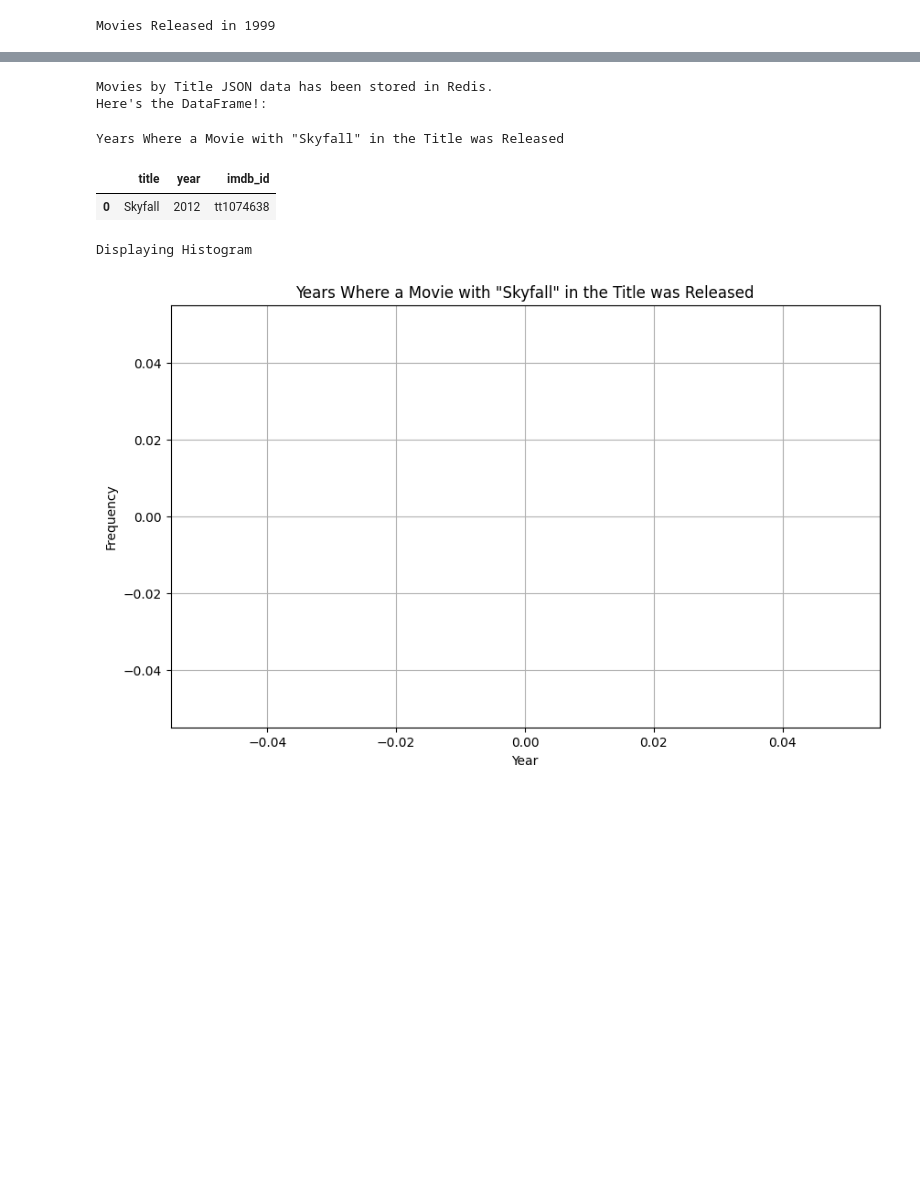
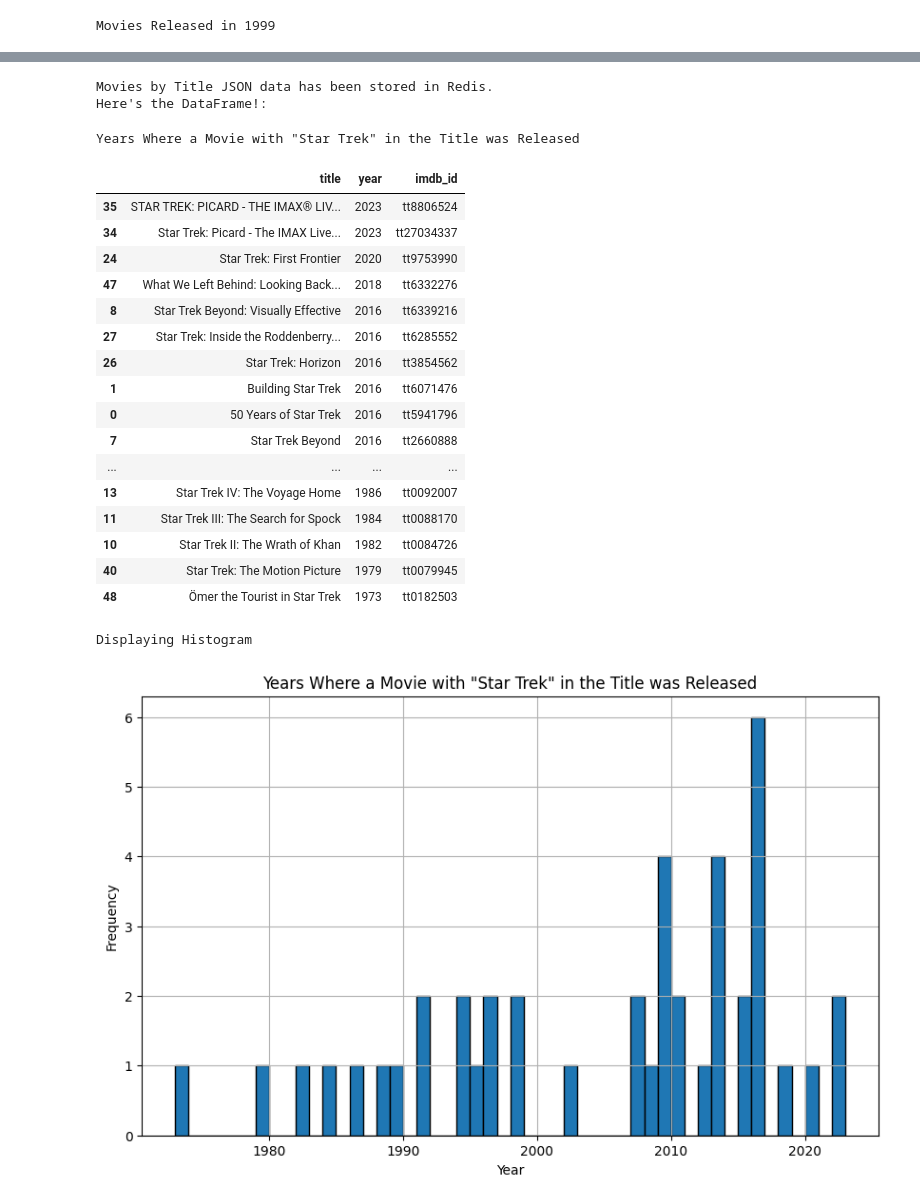
Before and after one commit to jonBressler/Big-Data-Tools-homeworks, a Jupyter notebook: Homework_Files/HW3_files/Assignment_03.ipynb, the cells around one changed output, grey strips where cells are left out. Drawn from its saved outputs; the diff is of its cells as text; code cells hidden in the pictures; blank space fills up the shorter version.

Commit message:
only changed the movie title release

```diff
--- a/Homework_Files/HW3_files/Assignment_03.ipynb
+++ b/Homework_Files/HW3_files/Assignment_03.ipynb
@@ -154,7 +154,7 @@ display(df_captioned)
 
 
 # MOVIES BY TITLE
-movieTitle = "Skyfall"
+movieTitle = "Star Trek"
 cmc.movieByTitle(movieTitle) # FINDS MOVIE BY TITLE
 
 # MOVING INFO FROM MOVIE YEARS INTO A DATAFRAME FOR LATER DISPLAY
@@ -178,33 +178,48 @@ plt.xlabel('Year')
 plt.ylabel('Frequency')
 plt.title('Years Where a Movie with "'+ movieTitle + '" in the Title was Released')
 plt.grid(True)
 print("Displaying Histogram")
 plt.show()
 # %% [output]
 Movie Year JSON data has been stored in Redis.
 Here's the DataFrame!:
 Movies Released in 1999
 |  | title | year | imdb_id |
 | 0 | Toy Story 2 | 1999 | tt0120363 |
 | 1 | Tarzan | 1999 | tt0120855 |
 | 2 | The Matrix | 1999 | tt0133093 |
 | 3 | Fight Club | 1999 | tt0137523 |
 | 4 | The Green Mile | 1999 | tt0120689 |
 | 5 | The Mummy | 1999 | tt0120616 |
 | 6 | American Pie | 1999 | tt0163651 |
 | 7 | Eyes Wide Shut | 1999 | tt0120663 |
 | 8 | Star Wars: Episode I - The Phanto... | 1999 | tt0120915 |
 | 9 | A Christmas Carol | 1999 | tt0216621 |
 | ... | ... | ... | ... |
 | 15 | Big Daddy | 1999 | tt0142342 |
 | 16 | Life | 1999 | tt0123964 |
 | 17 | The Sixth Sense | 1999 | tt0167404 |
 | 18 | American Beauty | 1999 | tt0169547 |
 | 19 | The Talented Mr. Ripley | 1999 | tt0134119 |
 Movies by Title JSON data has been stored in Redis.
 Here's the DataFrame!:
-Years Where a Movie with "Skyfall" in the Title was Released
+Years Where a Movie with "Star Trek" in the Title was Released
 |  | title | year | imdb_id |
-| 0 | Skyfall | 2012 | tt1074638 |
+| 35 | STAR TREK: PICARD - THE IMAX® LIV... | 2023 | tt8806524 |
+| 34 | Star Trek: Picard - The IMAX Live... | 2023 | tt27034337 |
+| 24 | Star Trek: First Frontier | 2020 | tt9753990 |
+| 47 | What We Left Behind: Looking Back... | 2018 | tt6332276 |
+| 8 | Star Trek Beyond: Visually Effective | 2016 | tt6339216 |
+| 27 | Star Trek: Inside the Roddenberry... | 2016 | tt6285552 |
+| 26 | Star Trek: Horizon | 2016 | tt3854562 |
+| 1 | Building Star Trek | 2016 | tt6071476 |
+| 0 | 50 Years of Star Trek | 2016 | tt5941796 |
+| 7 | Star Trek Beyond | 2016 | tt2660888 |
+| ... | ... | ... | ... |
+| 13 | Star Trek IV: The Voyage Home | 1986 | tt0092007 |
+| 11 | Star Trek III: The Search for Spock | 1984 | tt0088170 |
+| 10 | Star Trek II: The Wrath of Khan | 1982 | tt0084726 |
+| 40 | Star Trek: The Motion Picture | 1979 | tt0079945 |
+| 48 | Ömer the Tourist in Star Trek | 1973 | tt0182503 |
 Displaying Histogram
-[figure, old version]
+[figure, new version]
```
